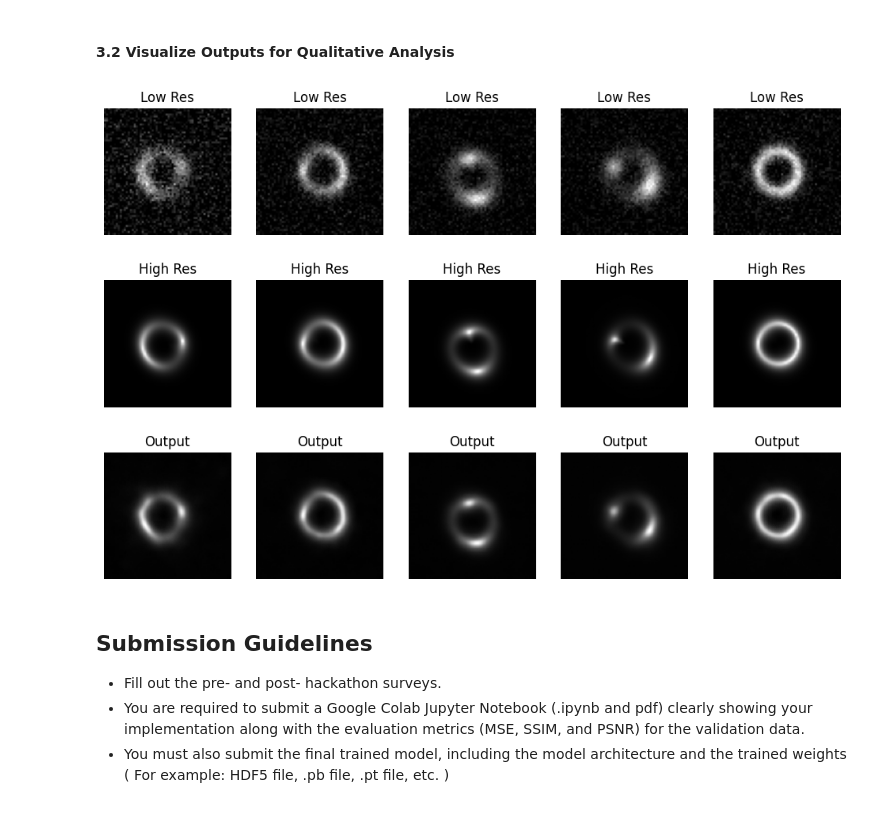
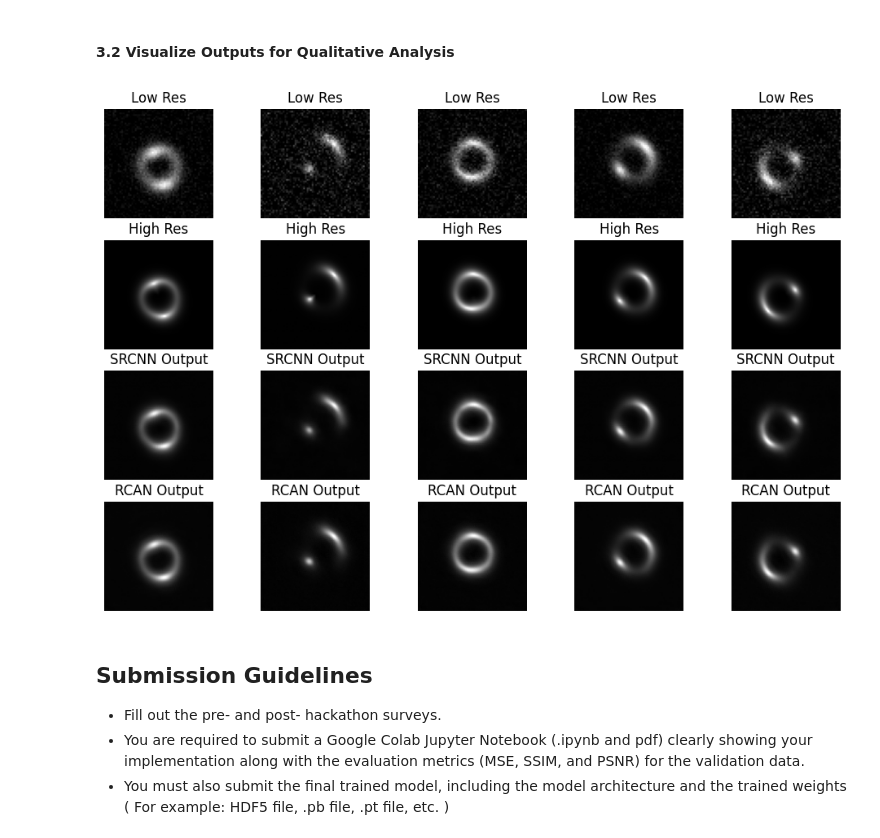
Before and after one commit to Sehrispk/DeepLearnHackathon, a Jupyter notebook: GravitationalLensingChallenge/StrongLensingChallenge_SuperRes.ipynb, the cells around one changed output. Drawn from its saved outputs; the diff is of its cells as text; code cells hidden in the pictures.

```diff
--- a/GravitationalLensingChallenge/StrongLensingChallenge_SuperRes.ipynb
+++ b/GravitationalLensingChallenge/StrongLensingChallenge_SuperRes.ipynb
@@ -138,8 +165,10 @@ class SuperResolutionDataset(data.Dataset):
         # Load the low-resolution and high-resolution images from the file paths
         lr_image = np.load(self.lr_files[idx])
         hr_image = np.load(self.hr_files[idx])
+        lr_image, hr_image = random_rotate_shift(torch.from_numpy(lr_image).float(), torch.from_numpy(hr_image).float())
+
         # Convert numpy arrays to PyTorch tensors and return them
-        return torch.from_numpy(lr_image).float(), torch.from_numpy(hr_image).float()
+        return lr_image, hr_image
 
 # Create the training data loader
 train_data = SuperResolutionDataset(drive_path+'/train/LR', drive_path+'/train/HR')
@@ -181,9 +210,3 @@ class SRCNN(nn.Module):
         #x = F.interpolate(x, size=(128, 128), mode='bicubic', align_corners=False)
         x = self._upscale(x)
         return x
-
-# Set the device to GPU if available, otherwise use CPU
-device = torch.device("cuda" if torch.cuda.is_available() else "cpu")
-
-# Instantiate the SRCNN model and move it to the appropriate device
-model = SRCNN().to(device)
@@ -222,0 +345,11 @@ for epoch in pbar:
+# %%
+# Training
+device = torch.device("cuda" if torch.cuda.is_available() else "cpu")
+print(device)
+print("Training RCAN Model")
+rcan_model = RCAN().to(device)
+rcan_model = train_model(rcan_model, device)
+
+print("Training SRCNN Model")
+srcnn_model = SRCNN().to(device)
+srcnn_model = train_model(srcnn_model, device)
@@ -292,34 +449,40 @@ Average PSNR super resolution samples: 19.19633
 # %%
 # Visualize Outputs
 with torch.no_grad():  # Disable gradient calculation
     for lr, hr in val_data_loader:
         lr = lr.to(device)  # Move low-resolution images to the device
         hr = hr.to(device)  # Move high-resolution images to the device
-        output = model(lr)  # Get model predictions
+        rcan_output = rcan_model(lr)  # Get model predictions
+        srcnn_output = srcnn_model(lr)
 
         lr = lr.cpu().numpy()  # Move low-resolution images to CPU and convert to numpy array
-        output = output.cpu().numpy()  # Move predicted images to CPU and convert to numpy array
+        rcan_output = rcan_output.cpu().numpy()  # Move predicted images to CPU and convert to numpy array
+        srcnn_output = srcnn_output.cpu().numpy()
         hr = hr.cpu().numpy()  # Move high-resolution images to CPU and convert to numpy array
 
         # Display the results
         plt.figure(figsize=(12, 8))  # Set figure size
         for i in range(5):  # Display first 5 images
-            plt.subplot(3, 5, i + 1)  # Create subplot for low-resolution image
+            plt.subplot(4, 5, i + 1)  # Create subplot for low-resolution image
             plt.imshow(lr[i].reshape(64, 64), cmap='gray')  # Display low-resolution image in grayscale
             plt.title('Low Res')  # Set title for low-resolution image
             plt.axis('off')  # Hide axis
-            plt.subplot(3, 5, i + 6)  # Create subplot for high-resolution image
+            plt.subplot(4, 5, i + 6)  # Create subplot for high-resolution image
             plt.imshow(hr[i].reshape(128, 128), cmap='gray')  # Display high-resolution image in grayscale
             plt.title('High Res')  # Set title for high-resolution image
             plt.axis('off')  # Hide axis
-            plt.subplot(3, 5, i + 11)  # Create subplot for output image
-            plt.imshow(output[i].reshape(128, 128), cmap='gray')  # Display predicted image in grayscale
-            plt.title('Output')  # Set title for predicted image
+            plt.subplot(4, 5, i + 11)  # Create subplot for output image
+            plt.imshow(srcnn_output[i].reshape(128, 128), cmap='gray')  # Display predicted image in grayscale
+            plt.title('SRCNN Output')  # Set title for predicted image
+            plt.axis('off')  # Hide axis
+            plt.subplot(4, 5, i + 16)  # Create subplot for output image
+            plt.imshow(rcan_output[i].reshape(128, 128), cmap='gray')  # Display predicted image in grayscale
+            plt.title('RCAN Output')  # Set title for predicted image
             plt.axis('off')  # Hide axis
         plt.show()  # Display the figure
         break  # Break after first batch to visualize
 # %% [output]
-[figure, old version]
+[figure, new version]
 # %% [markdown]
 ## Submission Guidelines
 
```
Also changed, not shown: parts of 8 cells of this notebook, 1 other file.
